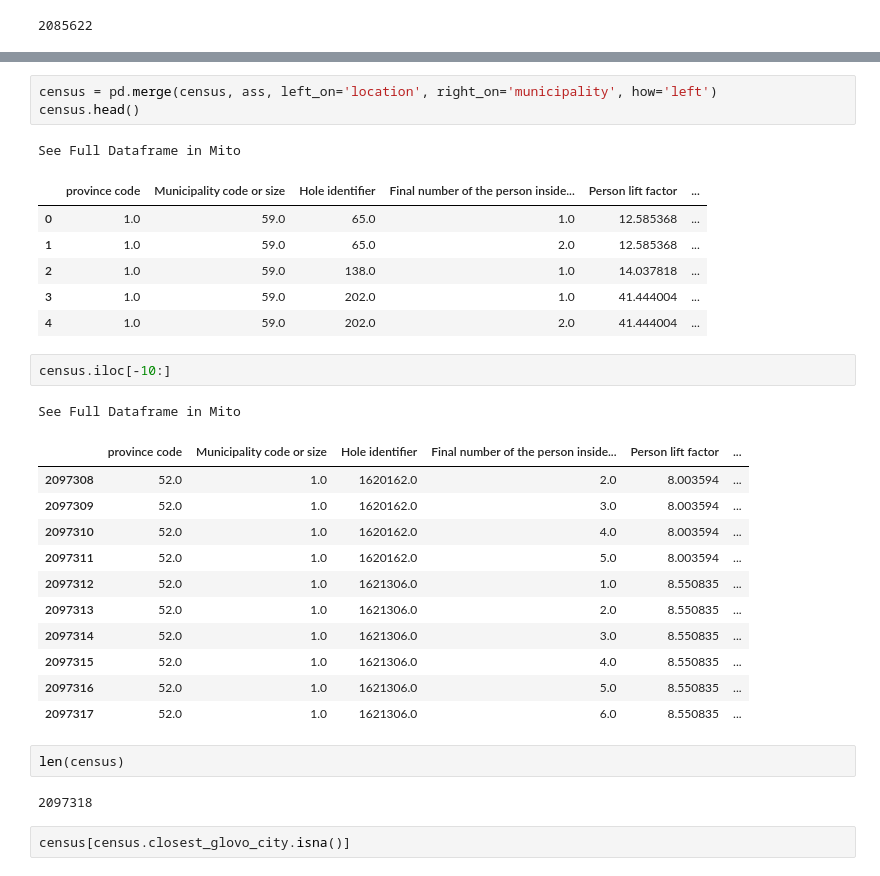
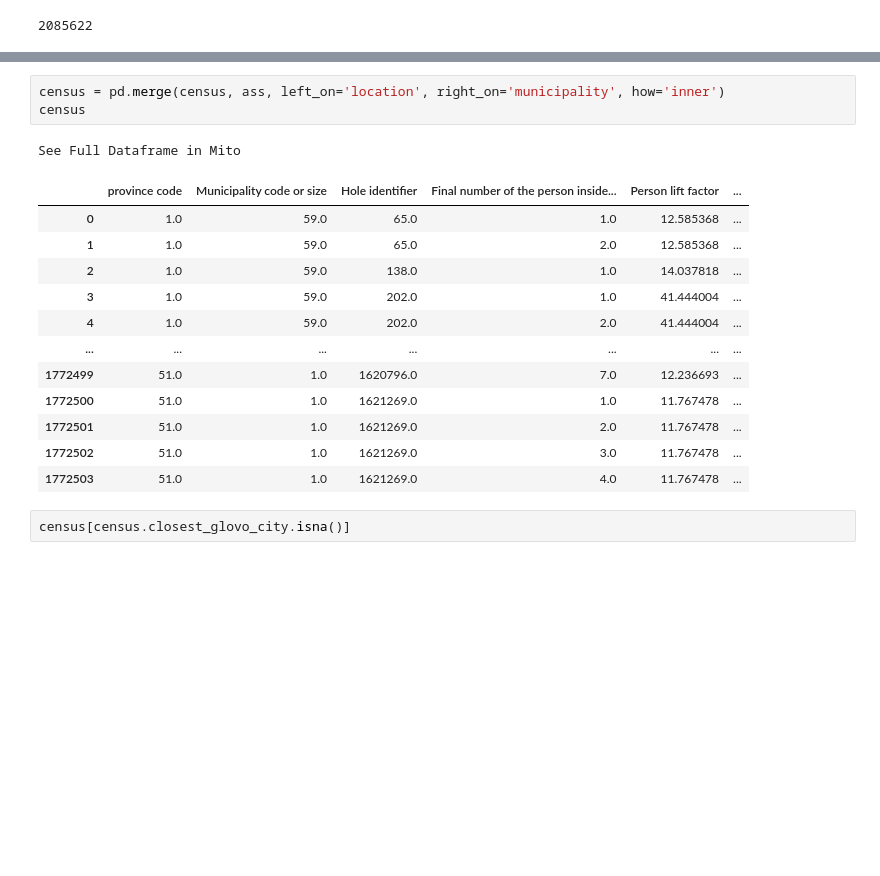
Before and after one commit to linkcharger/glovo, a Jupyter notebook: merging/mergingGlovoAndAux.ipynb, the cells around one changed output, grey strips where cells are left out. Drawn from its saved outputs; the diff is of its cells as text; blank space fills up the shorter version.

```diff
--- a/merging/mergingGlovoAndAux.ipynb
+++ b/merging/mergingGlovoAndAux.ipynb
@@ -252,33 +282,20 @@ See Full Dataframe in Mito
 # %%
-census = pd.merge(census, ass, left_on='location', right_on='municipality', how='left')
-census.head()
+census = pd.merge(census, ass, left_on='location', right_on='municipality', how='inner')
+census
 # %% [output]
 See Full Dataframe in Mito
 |  | province code | Municipality code or size | Hole identifier | Final number of the person inside... | Person lift factor | ... |
 | 0 | 1.0 | 59.0 | 65.0 | 1.0 | 12.585368 | ... |
 | 1 | 1.0 | 59.0 | 65.0 | 2.0 | 12.585368 | ... |
 | 2 | 1.0 | 59.0 | 138.0 | 1.0 | 14.037818 | ... |
 | 3 | 1.0 | 59.0 | 202.0 | 1.0 | 41.444004 | ... |
 | 4 | 1.0 | 59.0 | 202.0 | 2.0 | 41.444004 | ... |
+| ... | ... | ... | ... | ... | ... | ... |
+| 1772499 | 51.0 | 1.0 | 1620796.0 | 7.0 | 12.236693 | ... |
+| 1772500 | 51.0 | 1.0 | 1621269.0 | 1.0 | 11.767478 | ... |
+| 1772501 | 51.0 | 1.0 | 1621269.0 | 2.0 | 11.767478 | ... |
+| 1772502 | 51.0 | 1.0 | 1621269.0 | 3.0 | 11.767478 | ... |
+| 1772503 | 51.0 | 1.0 | 1621269.0 | 4.0 | 11.767478 | ... |
-# %%
-census.iloc[-10:]
-# %% [output]
-See Full Dataframe in Mito
-|  | province code | Municipality code or size | Hole identifier | Final number of the person inside... | Person lift factor | ... |
-| 2097308 | 52.0 | 1.0 | 1620162.0 | 2.0 | 8.003594 | ... |
-| 2097309 | 52.0 | 1.0 | 1620162.0 | 3.0 | 8.003594 | ... |
-| 2097310 | 52.0 | 1.0 | 1620162.0 | 4.0 | 8.003594 | ... |
-| 2097311 | 52.0 | 1.0 | 1620162.0 | 5.0 | 8.003594 | ... |
-| 2097312 | 52.0 | 1.0 | 1621306.0 | 1.0 | 8.550835 | ... |
-| 2097313 | 52.0 | 1.0 | 1621306.0 | 2.0 | 8.550835 | ... |
-| 2097314 | 52.0 | 1.0 | 1621306.0 | 3.0 | 8.550835 | ... |
-| 2097315 | 52.0 | 1.0 | 1621306.0 | 4.0 | 8.550835 | ... |
-| 2097316 | 52.0 | 1.0 | 1621306.0 | 5.0 | 8.550835 | ... |
-| 2097317 | 52.0 | 1.0 | 1621306.0 | 6.0 | 8.550835 | ... |
-# %%
-len(census)
-# %% [output]
-2097318
 # %%
 census[census.closest_glovo_city.isna()]
 # %% [output]
```
Also changed, not shown: parts of 31 cells of this notebook.
